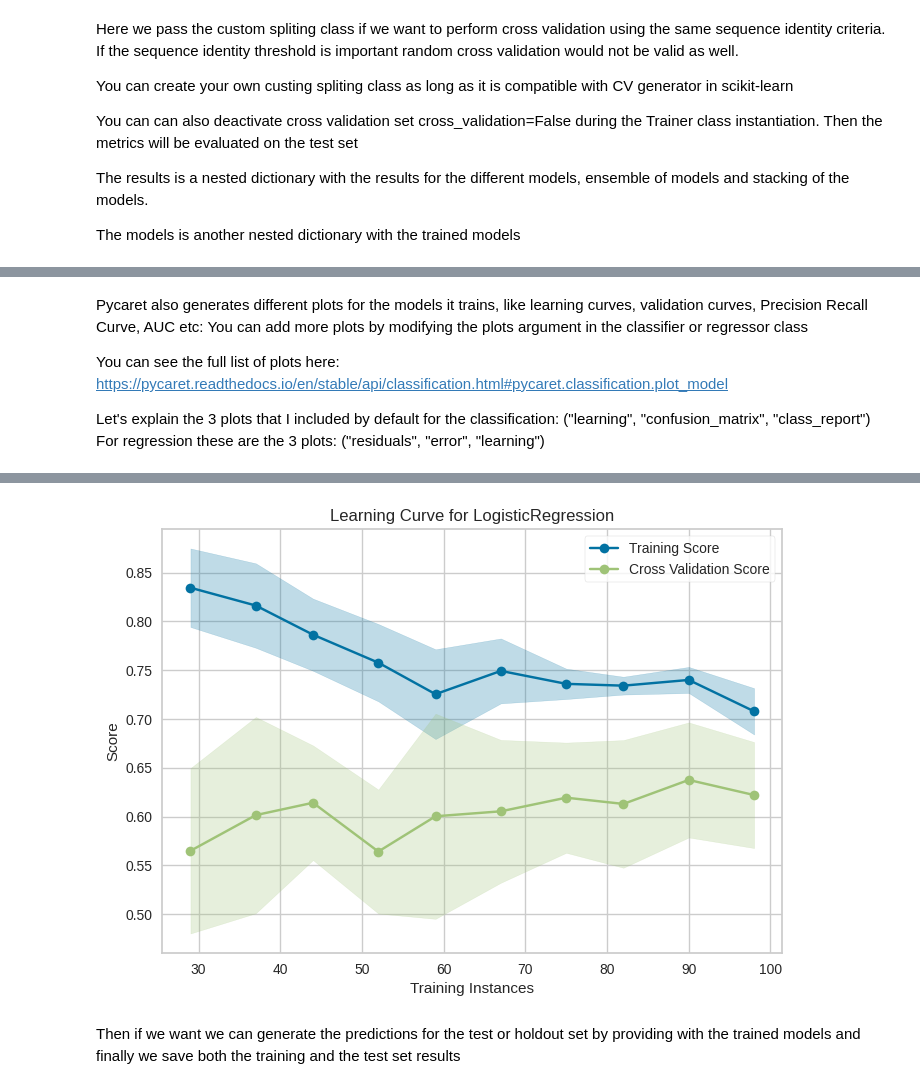
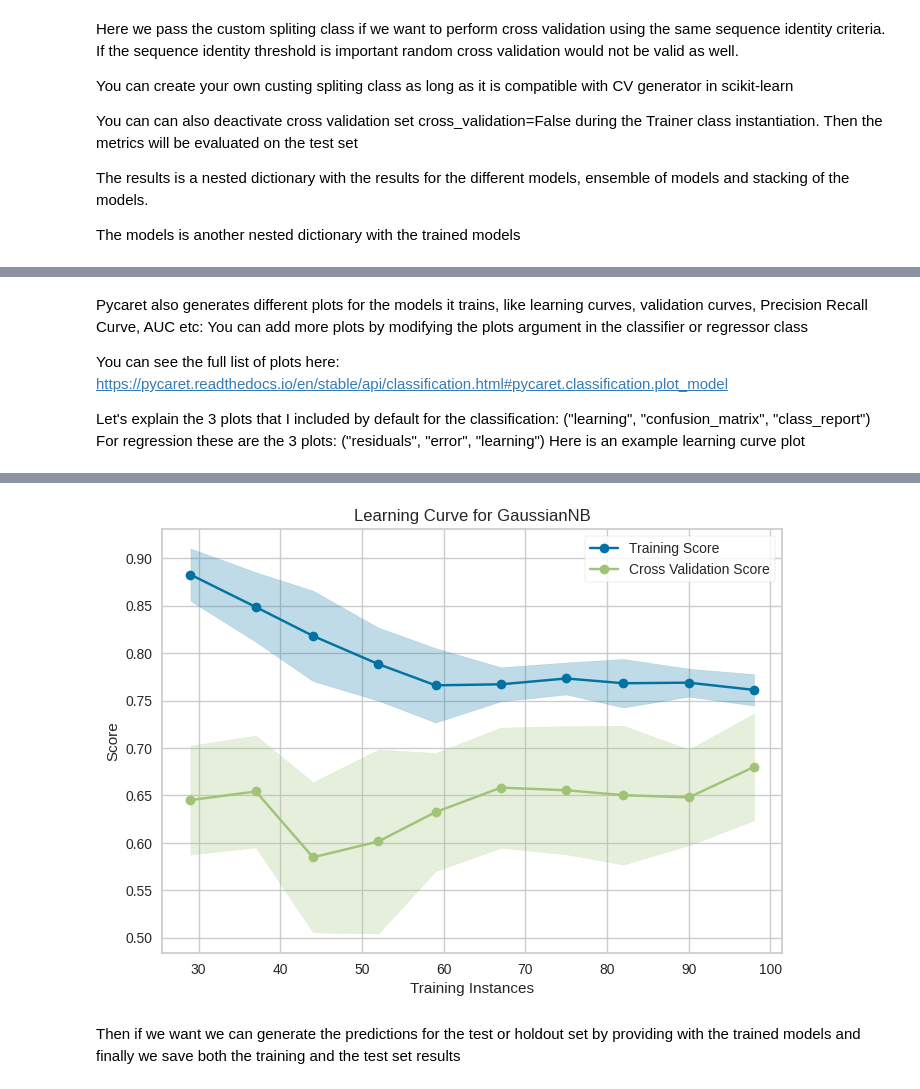
Before and after one commit to etiur/BioML, a Jupyter notebook: examples/test_end_to_end.ipynb, the cells around one changed output, grey strips where cells are left out. Saved outputs shown, nothing was run; the diff lists cells and outputs as text; code cells hidden in the pictures.

Commit message:
not tune nb models

```diff
--- a/examples/test_end_to_end.ipynb
+++ b/examples/test_end_to_end.ipynb
@@ -275,7 +277,7 @@ This is how Pycaret likes it (the library used by BioML to train machine learnin
 
 Here I'm only using one of the sheets for this example, but we don't know which of the sheets would perform better so we might need to iterate through the sheets, train the models and collect the performance for each sheet.
 # %%
-data = DataParser("classification_results/filtered_features.xlsx", "../data/esterase_labels.csv", sheets="mutual_info_13")
+data = DataParser("classification_results/filtered_features.xlsx", "../data/esterase_labels.csv", sheets="chi2_50")
 split = ClusterSpliter("cluster.tsv", num_splits=5, random_state=100, stratified=True)
 X_train, X_test, _, _ = split.train_test_split(data.features, data.features[data.label])
 # %%
@@ -309,6 +305,10 @@ Currently there are 19 supported models, but you can supply your custom models a
 # %%
 experiment = PycaretInterface("classification", 250, budget_time=20, best_model=3,
                                   output_path="classification_results", optimize="MCC")
-classifier = Classifier(optimize="MCC", drop=("nb"), selected=(), add=(), plot=("learning", "confusion_matrix", "class_report"))
-training = Trainer(experiment, classifier, num_splits=5, test_size=0.2,  num_iter=50, cross_validation=True)
+if problem == "classification":
+    args = Classifier(optimize="MCC", drop=(), selected=(), add=(), plot=("learning", "confusion_matrix", "class_report"))
+elif problem == "regression":
+    args = Regressor(optimize="RMSE", drop=(), selected=(), add=(), plot=("learning", "residuals", "error"))
+
+training = Trainer(experiment, args, num_splits=5, test_size=0.2,  num_iter=50, cross_validation=True)
 # %% [output]
@@ -361,11 +361,12 @@ You can see the full list of plots here: https://pycaret.readthedocs.io/en/stabl
 
 Let's explain the 3 plots that I included by default for the classification: ("learning", "confusion_matrix", "class_report")
 For regression these are the 3 plots: ("residuals", "error", "learning")
+Here is an example learning curve plot
 # %%
-experiment.pycaret.plot_model(models["not_tuned"]["holdout"]["lr"], "learning")
+experiment.pycaret.plot_model(models["not_tuned"]["holdout"]["nb"], "learning")
 # %% [output]
 [interactive output not drawn]
-[figure, old version]
+[figure, new version]
 # %% [markdown]
 Then if we want we can generate the predictions for the test or holdout set by providing with the trained models and finally
 we save both the training and the test set results
```
Also changed, not shown: parts of 23 cells of this notebook, 2 other files.
